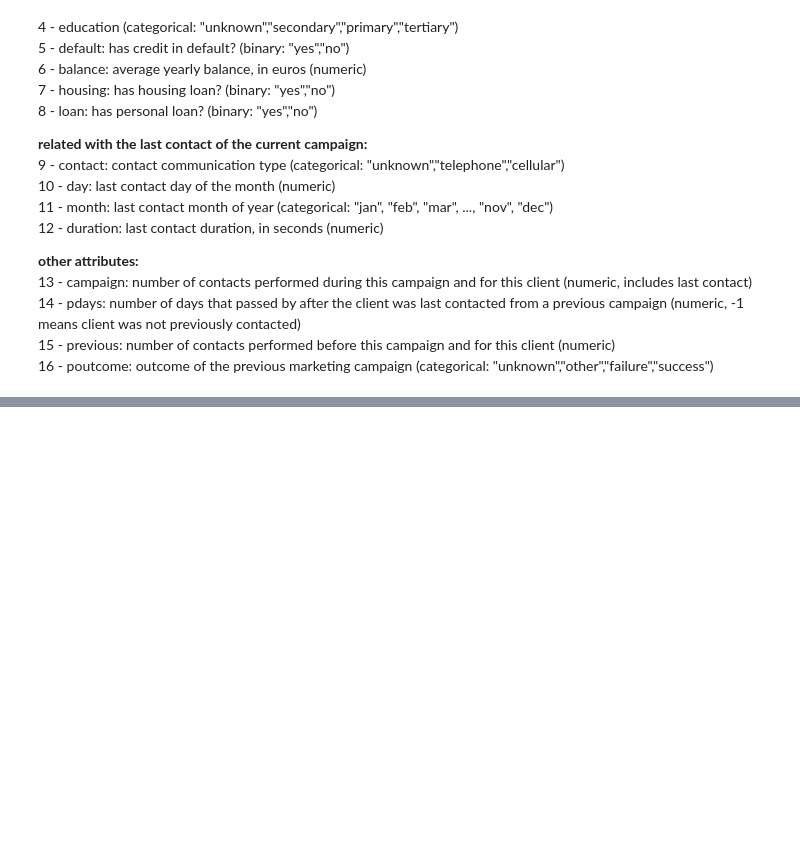
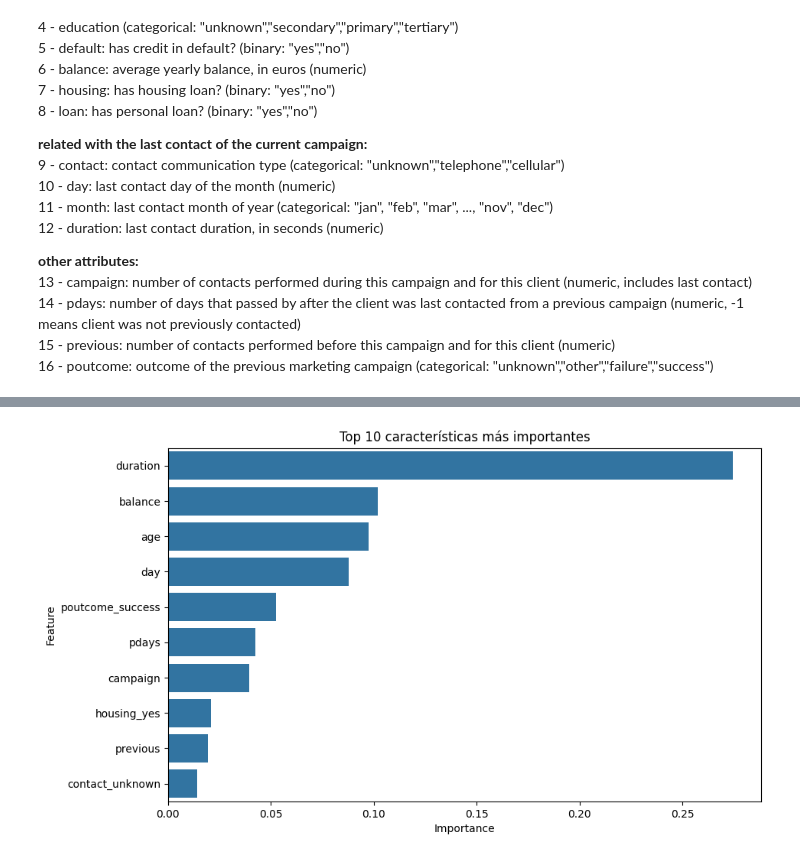
Before and after one commit to hardrockcae/hardrockcae-CAE-settings, a Jupyter notebook: 18_Practica_Obligatoria_Arboles_de_Decisión_y_Ajuste_de_hiperparámetros.ipynb, the cells around one changed output, grey strips where cells are left out. Drawn from its saved outputs; the diff is of its cells as text; code cells hidden in the pictures; blank space fills up the shorter version.

```diff
--- a/18_Practica_Obligatoria_Arboles_de_Decisión_y_Ajuste_de_hiperparámetros.ipynb
+++ b/18_Practica_Obligatoria_Arboles_de_Decisión_y_Ajuste_de_hiperparámetros.ipynb
@@ -177,0 +118,12 @@ weighted avg       0.89      0.90      0.89     13564
+# %%
+from sklearn.model_selection import train_test_split
+
+# Dividir las características y el objetivo
+X = data_encoded.drop(columns=['y_yes'])  # Variable objetivo codificada
+y = data_encoded['y_yes']
+
+# Dividir en conjuntos de entrenamiento y prueba
+X_train, X_test, y_train, y_test = train_test_split(X, y, test_size=0.2, random_state=42, stratify=y)
+
+print(f"\nTamaño del conjunto de entrenamiento: {X_train.shape}")
+print(f"Tamaño del conjunto de prueba: {X_test.shape}")
@@ -177,0 +133,13 @@ weighted avg       0.89      0.90      0.89     13564
+# %%
+from sklearn.ensemble import RandomForestClassifier
+from sklearn.metrics import classification_report
+
+# Instanciar el modelo Random Forest
+rf_clf = RandomForestClassifier(random_state=42)
+rf_clf.fit(X_train, y_train)
+
+# Evaluar el modelo en el conjunto de prueba
+y_pred = rf_clf.predict(X_test)
+
+print("\nInforme de clasificación - Random Forest:")
+print(classification_report(y_test, y_pred))
@@ -177,0 +156,17 @@ weighted avg       0.89      0.90      0.89     13564
+# %%
+# Obtener la importancia de las características
+feature_importances = rf_clf.feature_importances_
+
+# Crear un DataFrame para facilitar la visualización
+importances_df = pd.DataFrame({
+    'Feature': X_train.columns,
+    'Importance': feature_importances
+}).sort_values(by='Importance', ascending=False)
+
+# Graficar las importancias
+plt.figure(figsize=(10, 6))
+sns.barplot(data=importances_df.head(10), x='Importance', y='Feature')
+plt.title("Top 10 características más importantes")
+plt.show()
+# %% [output]
+[figure, added]
```
Also changed, not shown: parts of 21 cells of this notebook.
